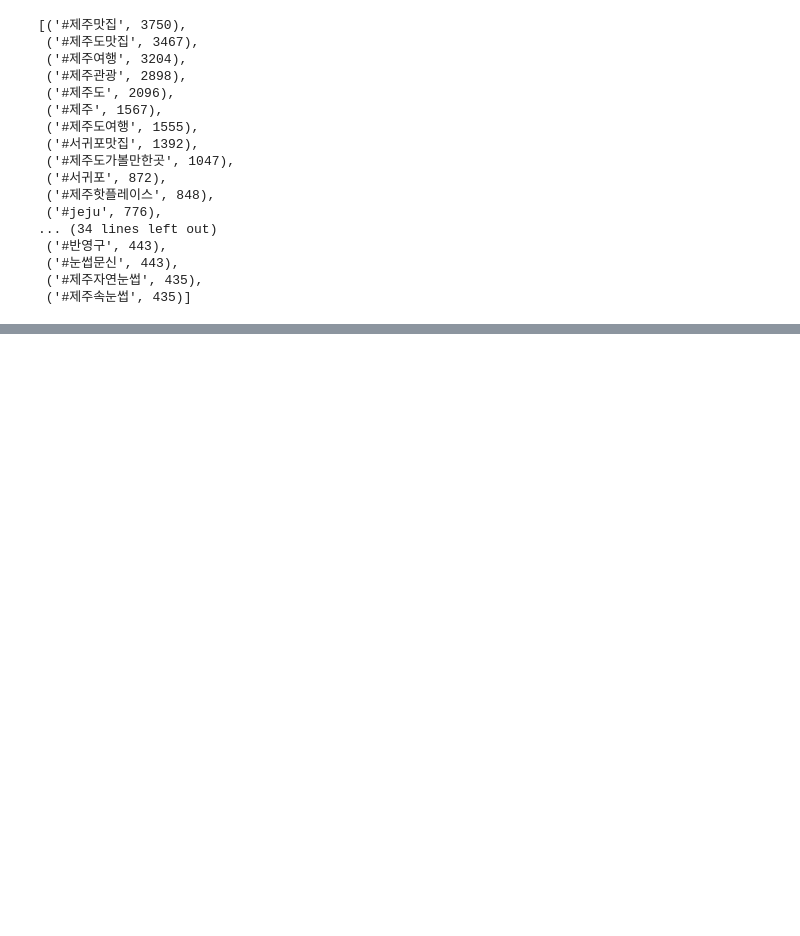
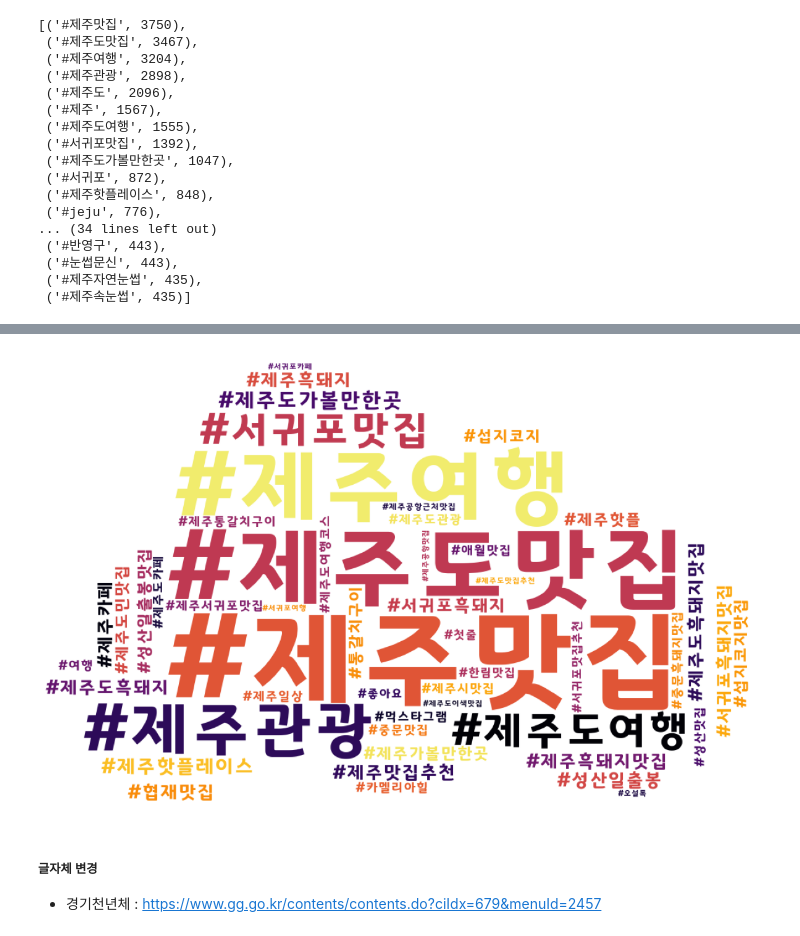
Before and after one commit to Koeyh/bigdata-analysis-2024, a Jupyter notebook: day04/da11_제주도핫플레이스_크롤링.ipynb, the cells around one changed output, grey strips where cells are left out. Cells and saved outputs as stored; diff of their text form; code cells hidden in the pictures; blank space fills up the shorter version.

```diff
--- a/day04/da11_제주도핫플레이스_크롤링.ipynb
+++ b/day04/da11_제주도핫플레이스_크롤링.ipynb
@@ -196,0 +272,10 @@ SyntaxError: invalid syntax (1424434501.py, line 7)
+# %%
+import platform
+
+if platform.system() == 'Windows':
+    fontPath = 'C:/Windows/Fonts/NanumGothic.ttf'
+elif platform.system() == 'Darwin':
+    fontPath = '/Users/$USER/Library/Fonts/AppleGothic.ttf'
+# %%
+# 차트 스타일 지정
+sns.set_style('white')
@@ -196,0 +285,21 @@ SyntaxError: invalid syntax (1424434501.py, line 7)
+# %%
+## 워드 클라우드 만들기
+tagLast = dict(tagFilterCounts.most_common(50))
+
+mask = np.array(Image.open('./data/cloud.png'))
+mask[mask.sum(axis=2) == 0] = 255 # 마스크 이미지 여백이 255가 되도록 변환
+
+wc = WordCloud(font_path=fontPath, colormap='inferno', mask=mask,
+               relative_scaling=0.4, width=1000, height=600,
+               background_color='white', max_words=100).generate_from_frequencies(tagLast)
+plt.figure(figsize=(15,10))
+plt.imshow(wc)
+plt.axis('off') # x, y 좌표 숨김
+plt.savefig('./data/제주맛집_워드클라우드.png')
+
+plt.show()
+# %% [output]
+[figure, added]
+# %% [markdown]
+##### 글자체 변경
+- 경기천년체 : https://www.gg.go.kr/contents/contents.do?ciIdx=679&menuId=2457
```
Also changed, not shown: parts of 23 cells of this notebook, 5 other files.
